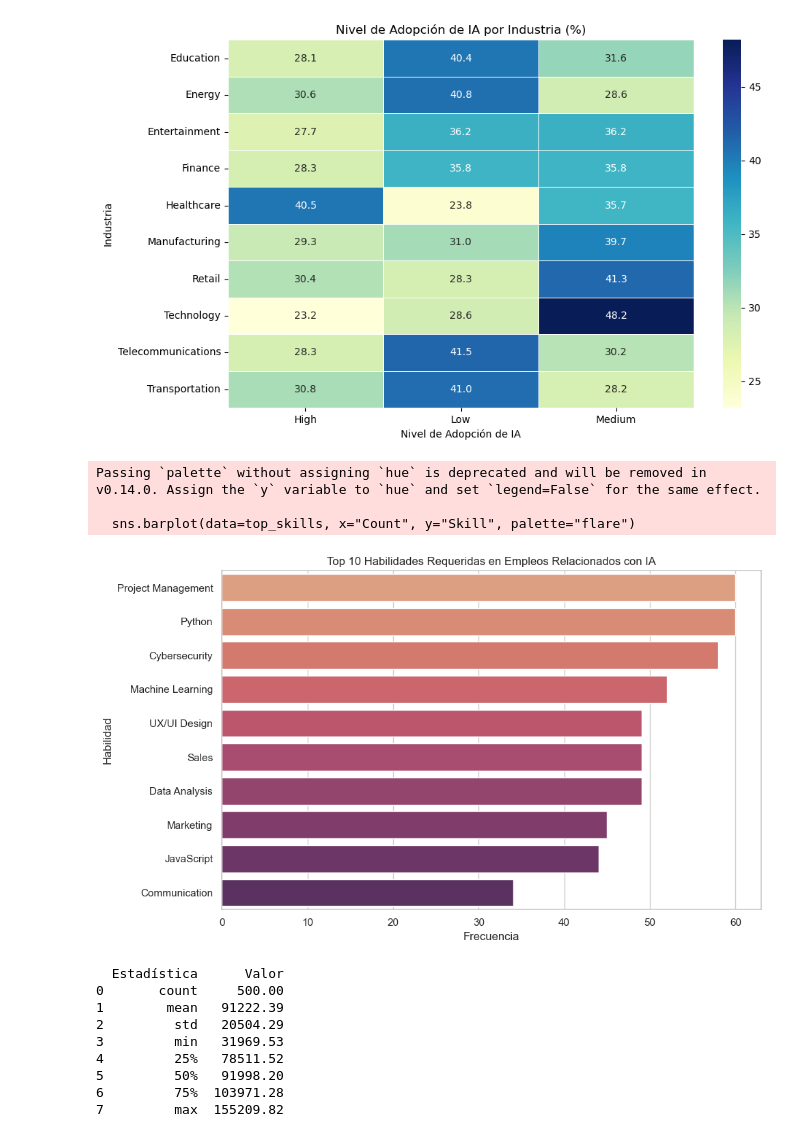
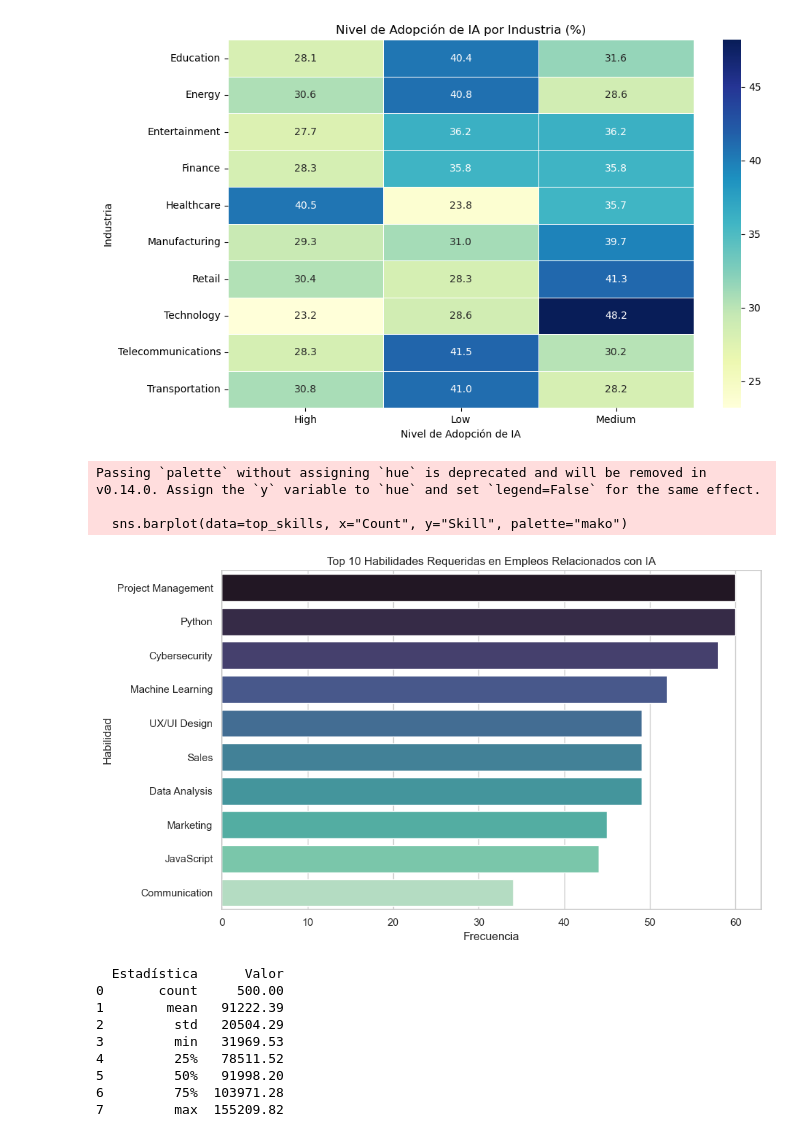
Before and after one commit to httpluris7/AI-Impact-on-works-today, a Jupyter notebook: AI_work.ipynb, the cells around one changed output. Drawn from its saved outputs; the diff is of its cells as text; code cells hidden in the pictures.

```diff
--- a/AI_work.ipynb
+++ b/AI_work.ipynb
@@ -120,22 +120,22 @@ plt.show()
 # %%
 # Contar las 10 habilidades más frecuentes que solicitan las empresas
 top_skills = AI_job1["Required Skills"].value_counts().head(10).reset_index()
 top_skills.columns = ["Skill", "Count"]
 
 
 sns.set(style="whitegrid")
 plt.figure(figsize=(10, 6))
-sns.barplot(data=top_skills, x="Count", y="Skill", palette="flare")
+sns.barplot(data=top_skills, x="Count", y="Skill", palette="mako")
 plt.title("Top 10 Habilidades Requeridas en Empleos Relacionados con IA")
 plt.xlabel("Frecuencia")
 plt.ylabel("Habilidad")
 plt.tight_layout()
 plt.show()
 # %% [output]
 Passing `palette` without assigning `hue` is deprecated and will be removed in v0.14.0. Assign the `y` variable to `hue` and set `legend=False` for the same effect.
 
-  sns.barplot(data=top_skills, x="Count", y="Skill", palette="flare")
+  sns.barplot(data=top_skills, x="Count", y="Skill", palette="mako")
-[figure, old version]
+[figure, new version]
 # %%
 #Estadísticas d ela columna Salarios
 salary = AI_job1["Salary USD"].describe().round(2).reset_index()
```
Also changed, not shown: parts of 9 cells of this notebook, 1 other file.
